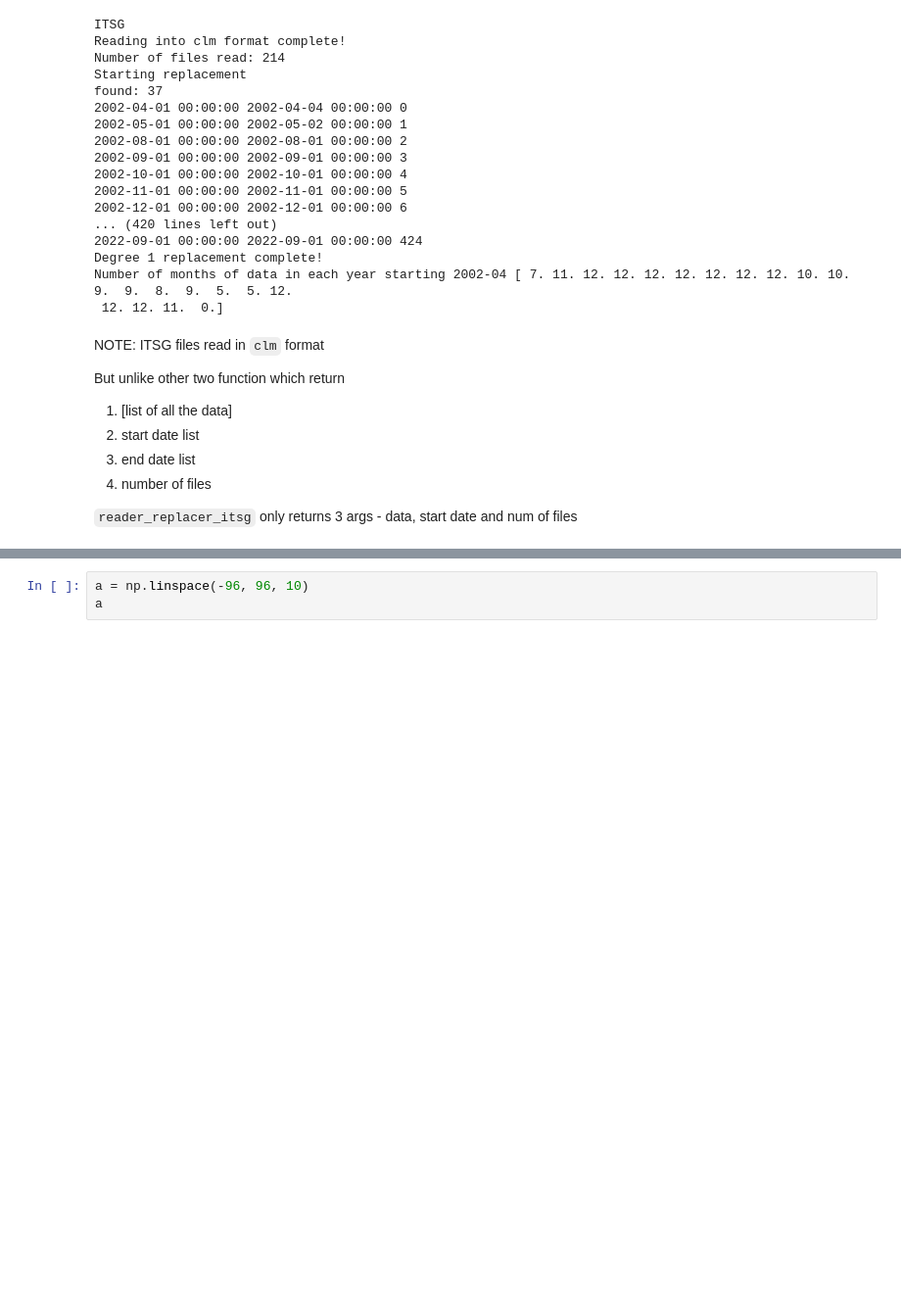
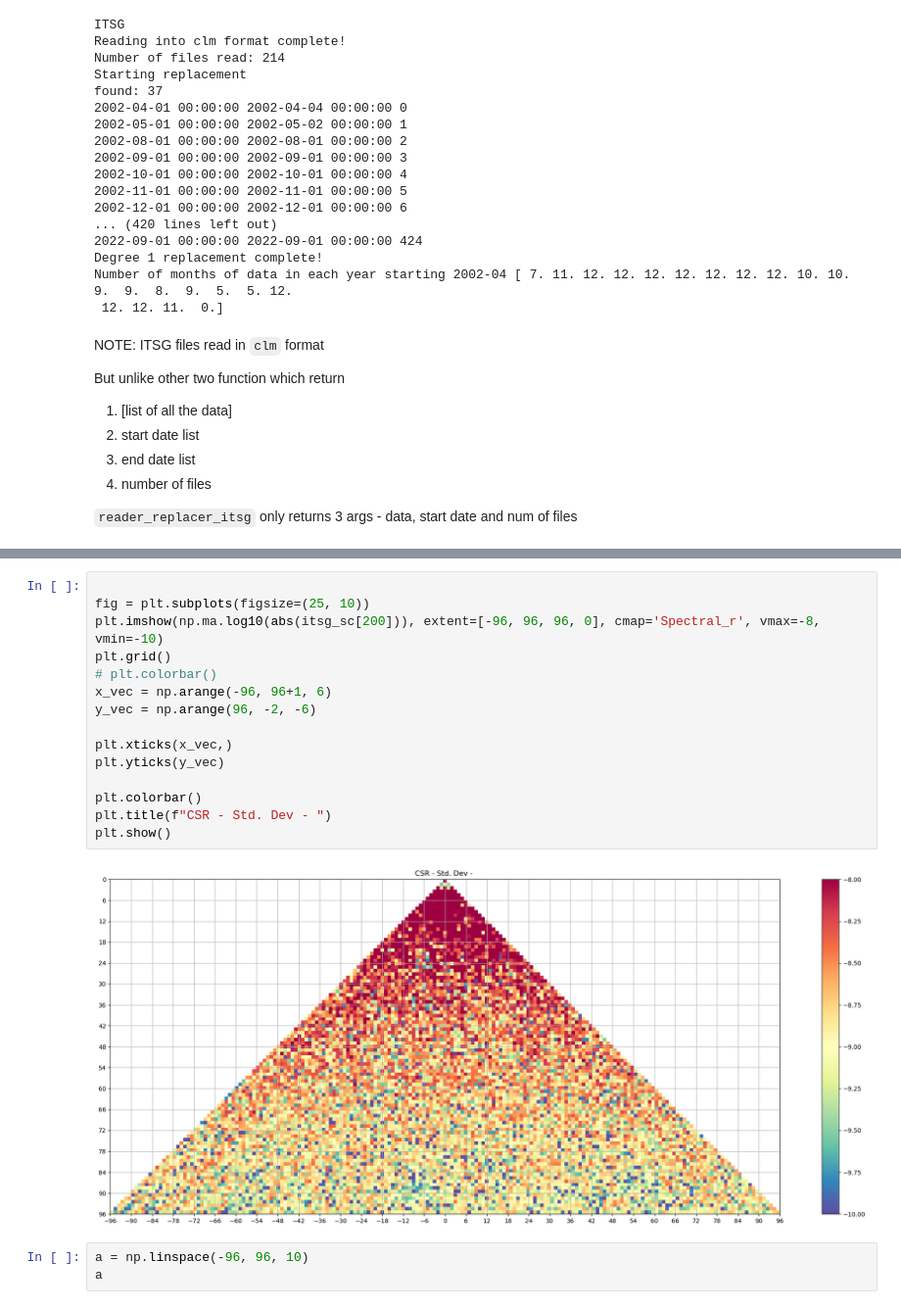
Before and after one commit to GESS-research-group/pyshbundle, a Jupyter notebook: notebooks/testing_different_sources.ipynb, the cells around one changed output, grey strips where cells are left out. Shown at 98% size. Cells and saved outputs as stored; diff of their text form; blank space fills up the shorter version.

```diff
--- a/notebooks/testing_different_sources.ipynb
+++ b/notebooks/testing_different_sources.ipynb
@@ -210,3 +254,20 @@ plt.show()
+# %%
+
+fig = plt.subplots(figsize=(25, 10))
+plt.imshow(np.ma.log10(abs(itsg_sc[200])), extent=[-96, 96, 96, 0], cmap='Spectral_r', vmax=-8, vmin=-10)
+plt.grid()
+# plt.colorbar()
+x_vec = np.arange(-96, 96+1, 6)
+y_vec = np.arange(96, -2, -6)
+
+plt.xticks(x_vec,)
+plt.yticks(y_vec)
+
+plt.colorbar()
+plt.title(f"CSR - Std. Dev - ")
+plt.show()
+# %% [output]
+[figure, added]
 # %%
 a = np.linspace(-96, 96, 10)
 a
```
Also changed, not shown: parts of 12 cells of this notebook, 46 other files.
